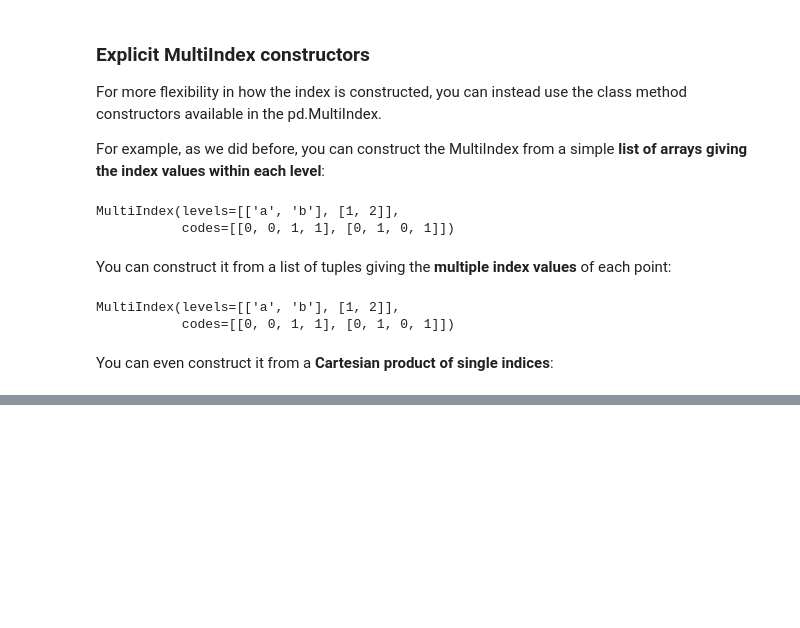
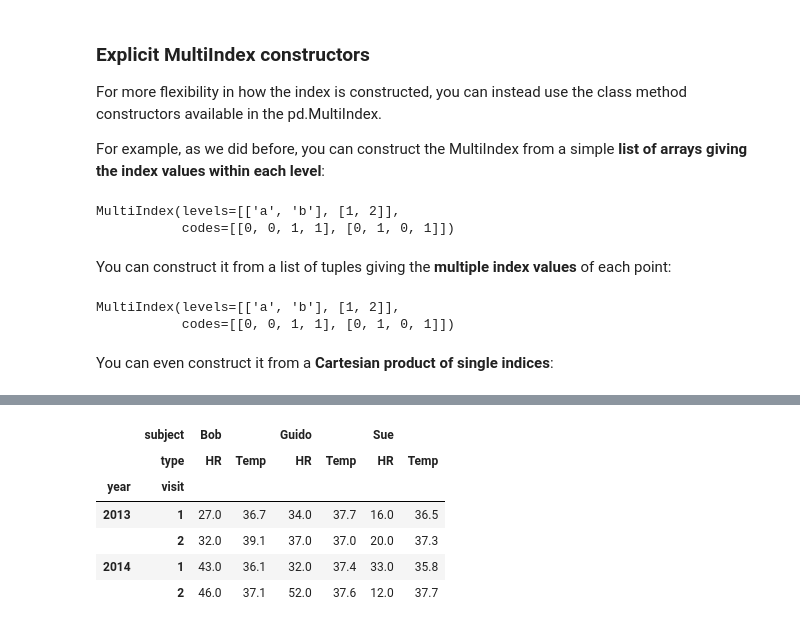
Before and after one commit to franzoni/ML-A-Z-Hands-On-Python-R, a Jupyter notebook: Machine_Learning_A-Z_Template_Folder/Part_4_-_Clustering/Section_2xx_-_Part_PLAYplay/hierarchical_indexing.ipynb, the cells around one changed output, grey strips where cells are left out. Drawn from its saved outputs; the diff is of its cells as text; code cells hidden in the pictures; blank space fills up the shorter version.

Commit message:
multi-indexing more EXERCISES

```diff
--- a/Machine_Learning_A-Z_Template_Folder/Part_4_-_Clustering/Section_2xx_-_Part_PLAYplay/hierarchical_indexing.ipynb
+++ b/Machine_Learning_A-Z_Template_Folder/Part_4_-_Clustering/Section_2xx_-_Part_PLAYplay/hierarchical_indexing.ipynb
@@ -343,0 +360,23 @@ MultiIndex(levels=[['a', 'b'], [1, 2]],
+# %%
+# hierarchical indices and columns
+index = pd.MultiIndex.from_product([[2013, 2014], [1, 2]],
+                                   names=['year', 'visit'])
+columns = pd.MultiIndex.from_product([['Bob', 'Guido', 'Sue'], ['HR', 'Temp']],
+                                     names=['subject', 'type'])
+
+# mock some data
+data = np.round(np.random.randn(4, 6), 1)
+data[:, ::2] *= 10   # expand 0th 2nd ... 6th columns (to mimik heart date)
+data += 37           # re-center
+
+# create the DataFrame
+health_data = pd.DataFrame(data, index=index, columns=columns)
+health_data
+# %% [output]
+|  | subject | Bob |  | Guido |  | Sue |  |
+|  | type | HR | Temp | HR | Temp | HR | Temp |
+| year | visit |  |  |  |  |  |  |
+| 2013 | 1 | 27.0 | 36.7 | 34.0 | 37.7 | 16.0 | 36.5 |
+|  | 2 | 32.0 | 39.1 | 37.0 | 37.0 | 20.0 | 37.3 |
+| 2014 | 1 | 43.0 | 36.1 | 32.0 | 37.4 | 33.0 | 35.8 |
+|  | 2 | 46.0 | 37.1 | 52.0 | 37.6 | 12.0 | 37.7 |
```
Also changed, not shown: parts of 27 cells of this notebook.
